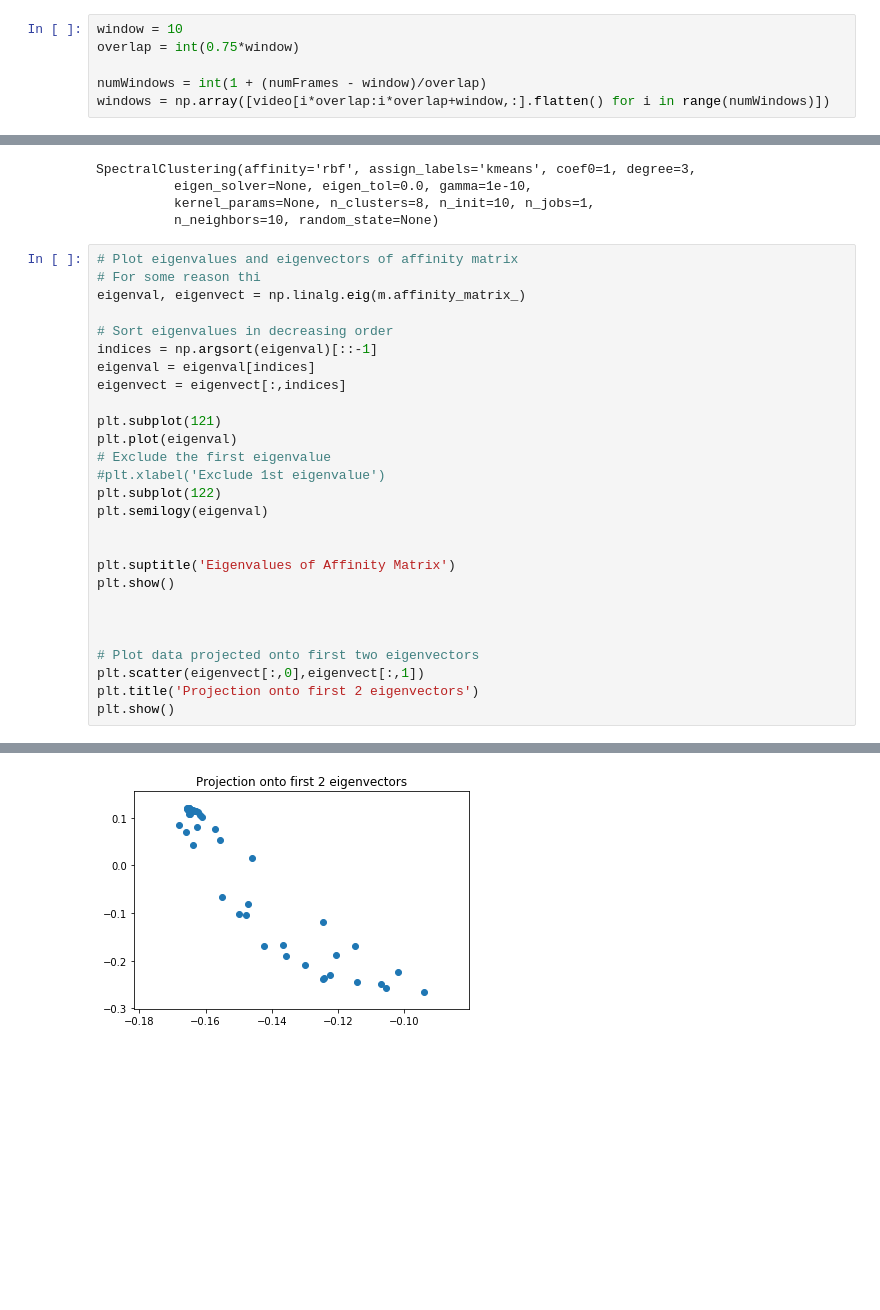
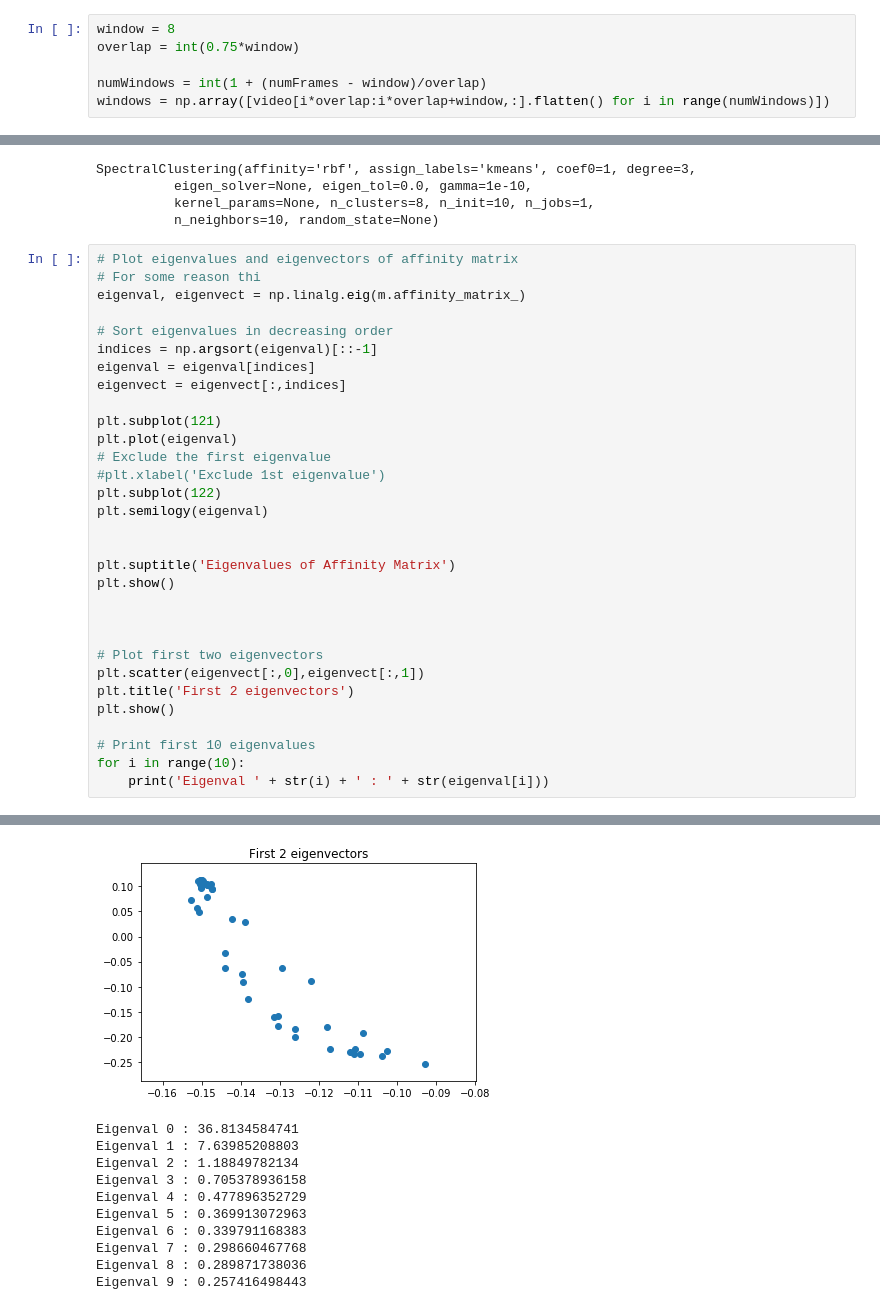
Before and after one commit to sethhirsh/zebrafish582, a Jupyter notebook: Spectral Clustering.ipynb, the cells around one changed output, grey strips where cells are left out. Cells and saved outputs as stored; diff of their text form; blank space fills up the shorter version.

Commit message:
Added some info about the first eigenvectors and eigenvalues

```diff
--- a/Spectral Clustering.ipynb
+++ b/Spectral Clustering.ipynb
@@ -63,7 +67,7 @@ video = np.reshape(video,(numFrames,height*width))
 # %% [output]
 [figure]
 # %%
-window = 10
+window = 8
 overlap = int(0.75*window)
 
 numWindows = int(1 + (numFrames - window)/overlap)
@@ -124,8 +128,12 @@ plt.show()
 
 
 
-# Plot data projected onto first two eigenvectors
+# Plot first two eigenvectors
 plt.scatter(eigenvect[:,0],eigenvect[:,1])
-plt.title('Projection onto first 2 eigenvectors')
+plt.title('First 2 eigenvectors')
 plt.show()
+
+# Print first 10 eigenvalues
+for i in range(10):
+    print('Eigenval ' + str(i) + ' : ' + str(eigenval[i]))
 # %% [output]
@@ -133,4 +141,14 @@ plt.show()
-[figure, old version]
+[figure, new version]
+Eigenval 0 : 36.8134584741
+Eigenval 1 : 7.63985208803
+Eigenval 2 : 1.18849782134
+Eigenval 3 : 0.705378936158
+Eigenval 4 : 0.477896352729
+Eigenval 5 : 0.369913072963
+Eigenval 6 : 0.339791168383
+Eigenval 7 : 0.298660467768
+Eigenval 8 : 0.289871738036
+Eigenval 9 : 0.257416498443
 # %%
 # Plot of affinity matrix
 fig = plt.figure()
```
Also changed, not shown: parts of 10 cells of this notebook.
